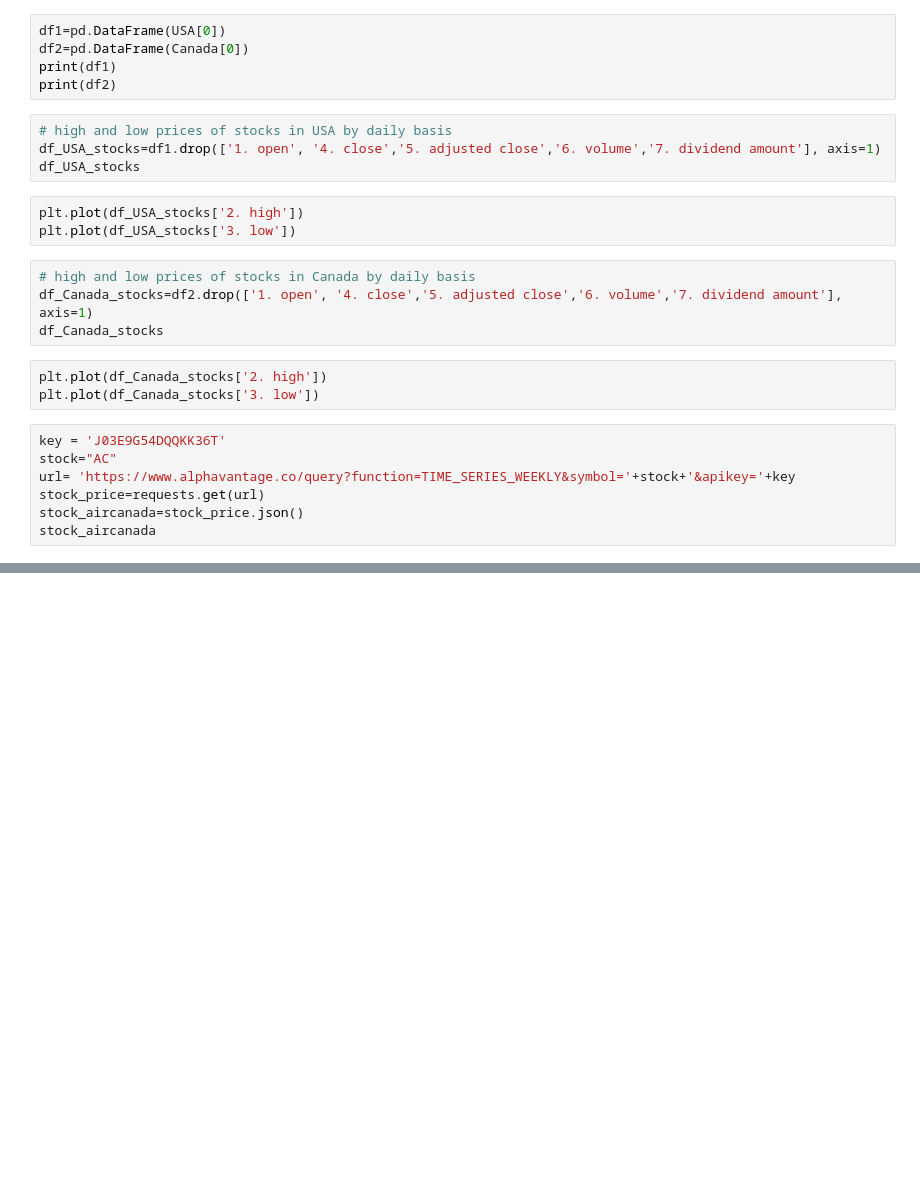
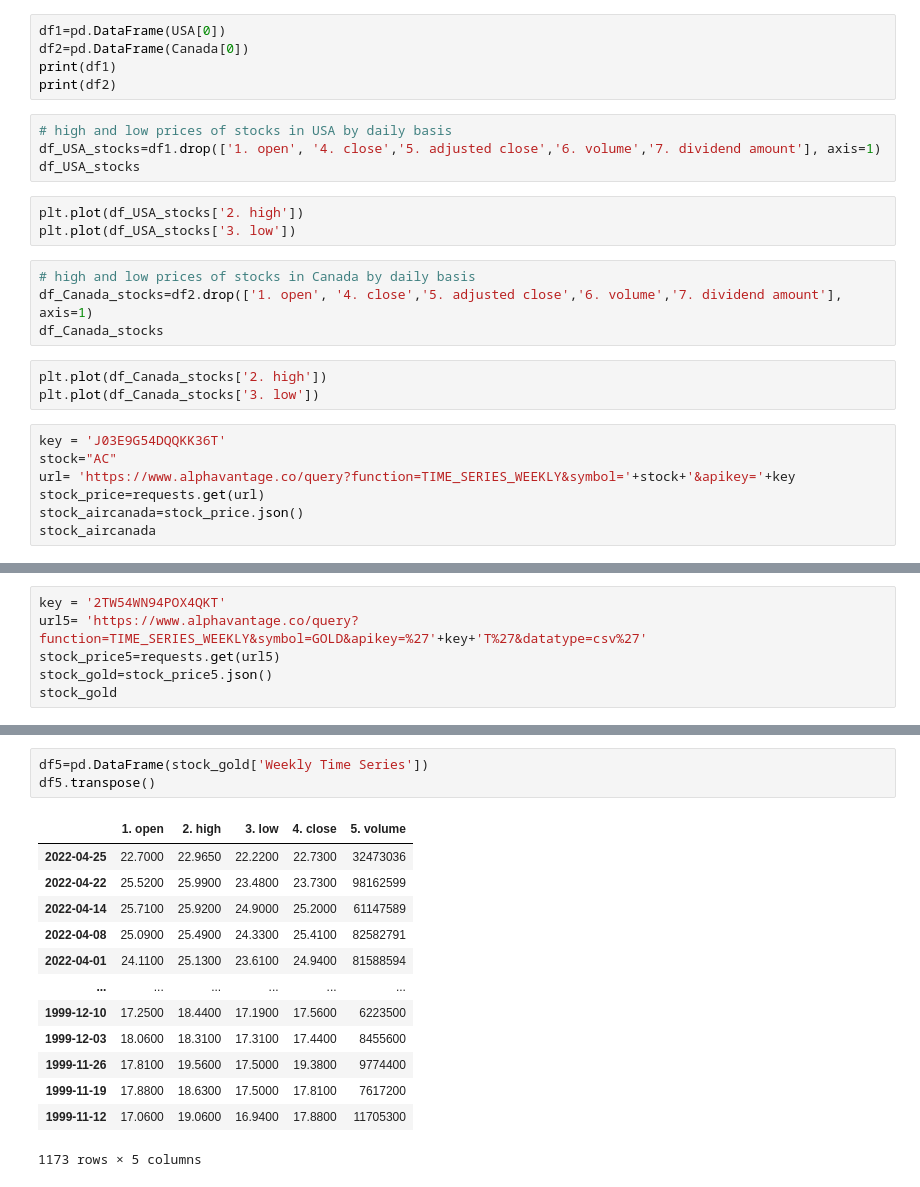
Before and after one commit to AIDA-Saskatchewan-polytechnic/Group-3-Final-Project, a Jupyter notebook: Project_Submit.ipynb, the cells around one changed output, grey strips where cells are left out. Saved outputs shown, nothing was run; the diff lists cells and outputs as text; blank space fills up the shorter version.

Commit message:
Add files via upload
Q4.5 done. data and plot for gold is added

```diff
--- a/Project_Submit.ipynb
+++ b/Project_Submit.ipynb
@@ -77,0 +71,6 @@ plt.show()
+# %%
+key = '2TW54WN94POX4QKT'
+url5= 'https://www.alphavantage.co/query?function=TIME_SERIES_WEEKLY&symbol=GOLD&apikey=%27'+key+'T%27&datatype=csv%27'
+stock_price5=requests.get(url5)
+stock_gold=stock_price5.json()
+stock_gold
@@ -77,0 +95,17 @@ plt.show()
+# %%
+df5=pd.DataFrame(stock_gold['Weekly Time Series'])
+df5.transpose()
+# %% [output]
+|  | 1. open | 2. high | 3. low | 4. close | 5. volume |
+| 2022-04-25 | 22.7000 | 22.9650 | 22.2200 | 22.7300 | 32473036 |
+| 2022-04-22 | 25.5200 | 25.9900 | 23.4800 | 23.7300 | 98162599 |
+| 2022-04-14 | 25.7100 | 25.9200 | 24.9000 | 25.2000 | 61147589 |
+| 2022-04-08 | 25.0900 | 25.4900 | 24.3300 | 25.4100 | 82582791 |
+| 2022-04-01 | 24.1100 | 25.1300 | 23.6100 | 24.9400 | 81588594 |
+| ... | ... | ... | ... | ... | ... |
+| 1999-12-10 | 17.2500 | 18.4400 | 17.1900 | 17.5600 | 6223500 |
+| 1999-12-03 | 18.0600 | 18.3100 | 17.3100 | 17.4400 | 8455600 |
+| 1999-11-26 | 17.8100 | 19.5600 | 17.5000 | 19.3800 | 9774400 |
+| 1999-11-19 | 17.8800 | 18.6300 | 17.5000 | 17.8100 | 7617200 |
+| 1999-11-12 | 17.0600 | 19.0600 | 16.9400 | 17.8800 | 11705300 |
+1173 rows × 5 columns
```
Also changed, not shown: parts of 11 cells of this notebook.
